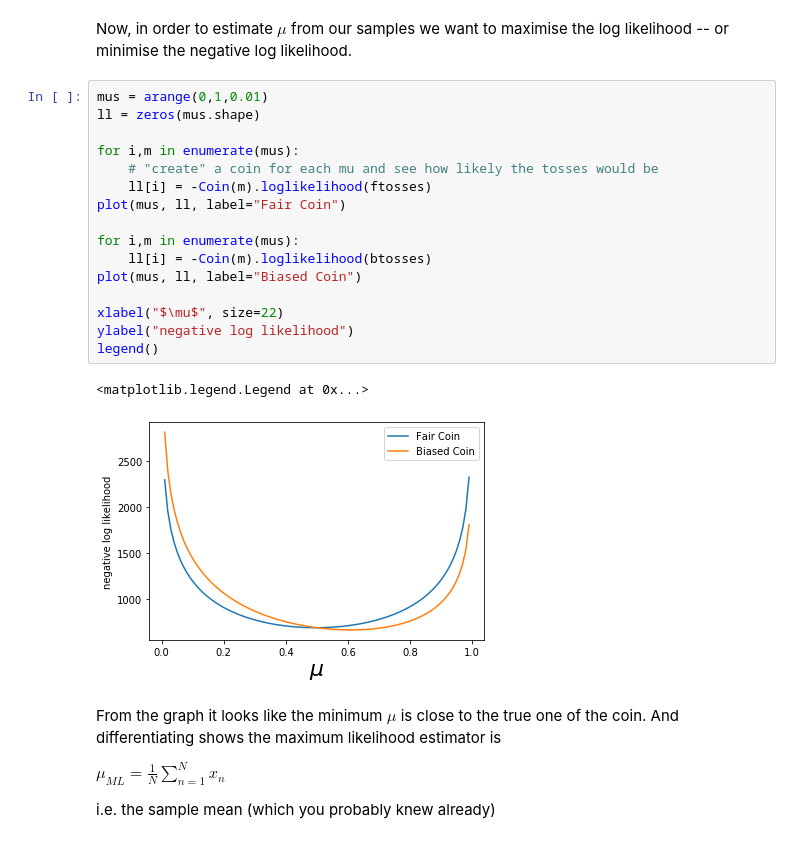
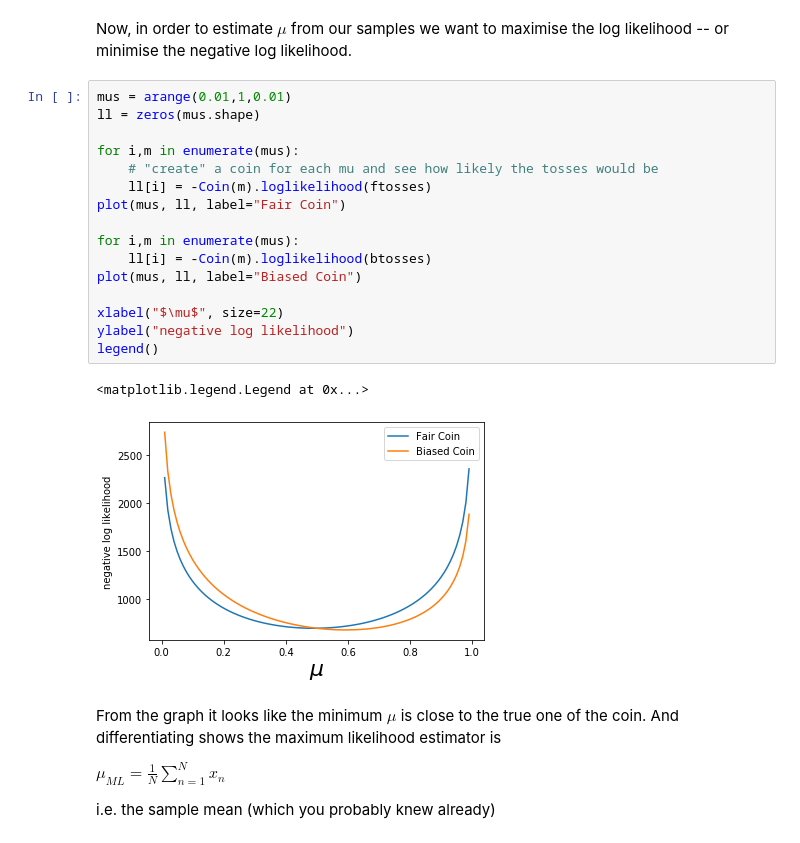
Before and after one commit to jamt9000/prml, a Jupyter notebook: 2.1-binary-variables.ipynb, the cells around one changed output. Saved outputs shown, nothing was run; the diff lists cells and outputs as text.

```diff
--- a/2.1-binary-variables.ipynb
+++ b/2.1-binary-variables.ipynb
@@ -108,24 +108,24 @@ print(biasedcoin.loglikelihood(btosses))
 # %% [markdown]
 Now, in order to estimate $\mu$ from our samples we want to maximise the log likelihood -- or minimise the negative log likelihood.
 # %%
-mus = arange(0,1,0.01)
+mus = arange(0.01,1,0.01)
 ll = zeros(mus.shape)
 
 for i,m in enumerate(mus):
     # "create" a coin for each mu and see how likely the tosses would be
     ll[i] = -Coin(m).loglikelihood(ftosses)
 plot(mus, ll, label="Fair Coin")
 
 for i,m in enumerate(mus):
     ll[i] = -Coin(m).loglikelihood(btosses)
 plot(mus, ll, label="Biased Coin")
 
 xlabel("$\mu$", size=22)
 ylabel("negative log likelihood")
 legend()
 # %% [output]
 <matplotlib.legend.Legend at 0x...>
-[figure, old version]
+[figure, new version]
 # %% [markdown]
 From the graph it looks like the minimum $\mu$ is close to the true one of the coin. And differentiating shows the maximum likelihood estimator is
 
```
Also changed, not shown: parts of 6 cells of this notebook.
